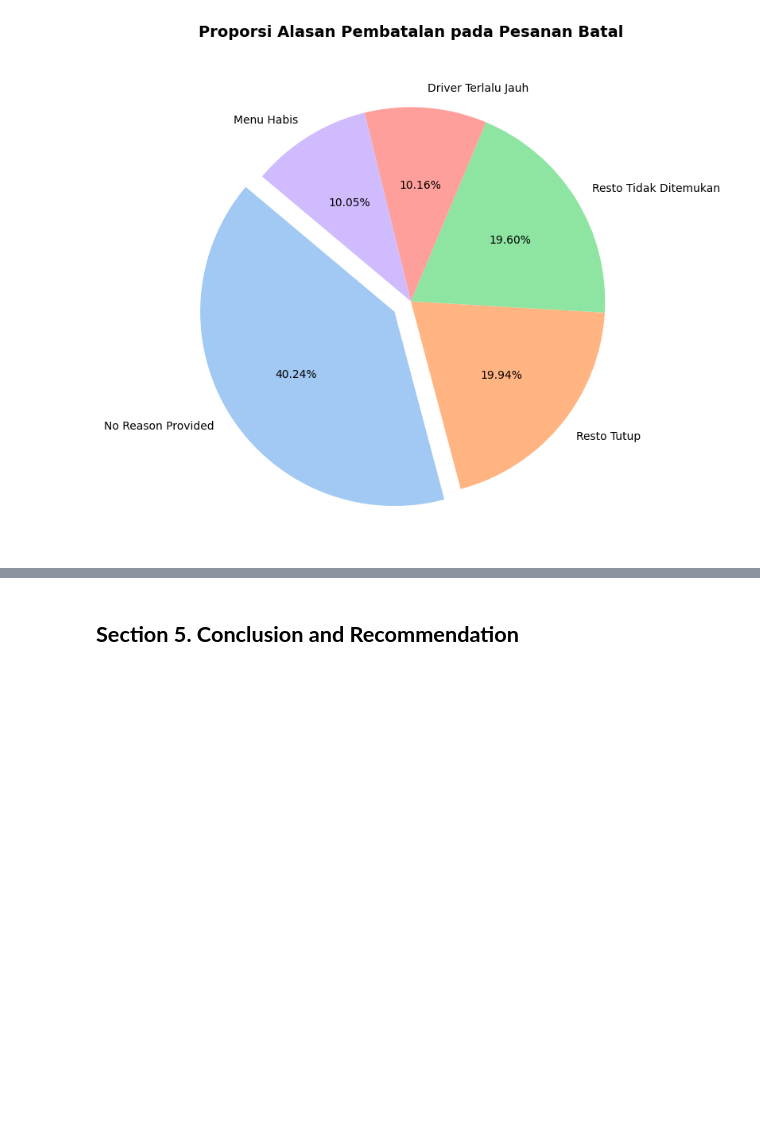
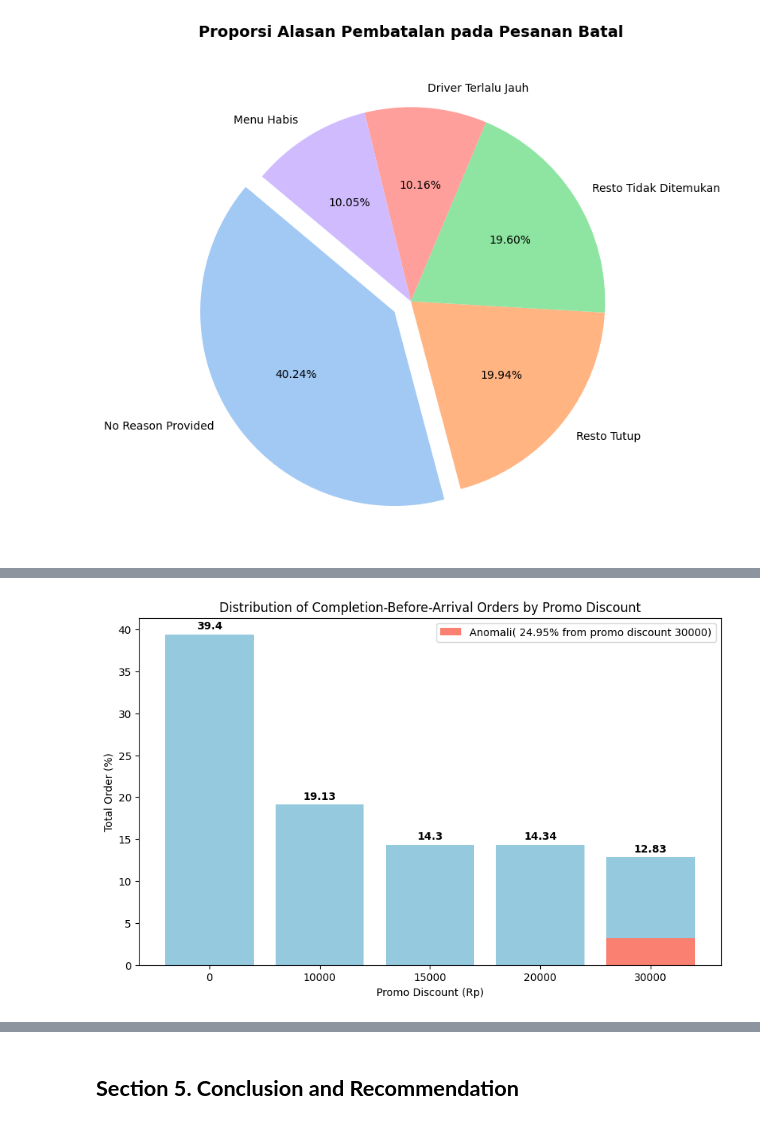
Before and after one commit to ziancarlos/Data_Analytics_Grab, a Jupyter notebook: notebooks/data-exploration.ipynb, the cells around one changed output, grey strips where cells are left out. Saved outputs shown, nothing was run; the diff lists cells and outputs as text; code cells hidden in the pictures; blank space fills up the shorter version.

```diff
--- a/notebooks/data-exploration.ipynb
+++ b/notebooks/data-exploration.ipynb
@@ -787,0 +881,23 @@ plt.show()
+# %%
+# (4.5.2.2) Visualization
+##  Step 1: Prepare Data
+promo_count = (df_food_orders_cleaned['promo_discount'].value_counts(normalize=True) * 100).round(decimals=2)
+promo_df = promo_count.reset_index()
+promo_df.columns = ['promo_discount', 'percentage']
+
+## Step 2: Plot Bar Chart
+plt.figure(figsize=(10, 6))
+barplot = sns.barplot(data=promo_df, x='promo_discount', y='percentage', color='skyblue')
+for container in barplot.containers:
+    barplot.bar_label(container, padding=3, fontsize=10, fontweight='bold')
+
+## Step 3: Add anomaly bar
+plt.bar(x=4, height= 24.95 * (promo_count[30000]/100), color='salmon', label='Anomali( 24.95% from promo discount 30000)')
+
+plt.title('Distribution of Completion-Before-Arrival Orders by Promo Discount')
+plt.xlabel('Promo Discount (Rp)')
+plt.ylabel('Total Order (%)')
+plt.legend()
+plt.show()
+# %% [output]
+[figure, added]
```
Also changed, not shown: parts of 18 cells of this notebook.
